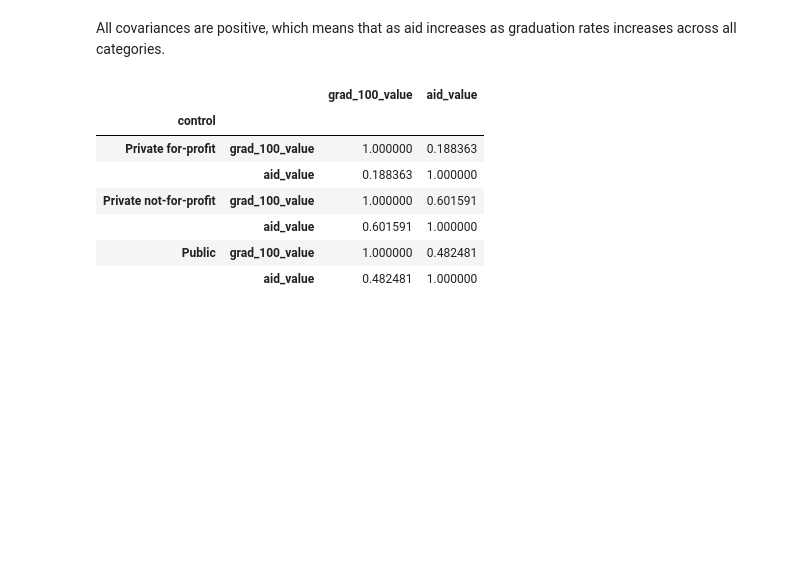
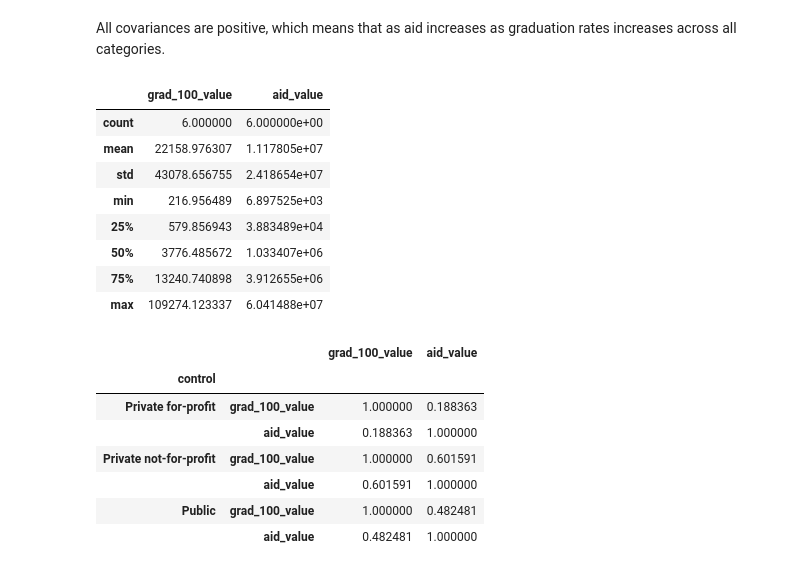
Before and after one commit to SafaaMahbub/undergrad_ml_assignments, a Jupyter notebook: 01_assignment_wrangling_and_eda.ipynb, the cells around one changed output. Drawn from its saved outputs; the diff is of its cells as text; code cells hidden in the pictures; blank space fills up the shorter version.

```diff
--- a/01_assignment_wrangling_and_eda.ipynb
+++ b/01_assignment_wrangling_and_eda.ipynb
@@ -582,6 +582,18 @@ df.loc[:,['grad_100_value', 'aid_value', 'control']].groupby('control').cov()
 |  | aid_value | 15355.146212 | 4.564360e+06 |
 # %% [markdown]
 All covariances are positive, which means that as aid increases as graduation rates increases across all categories.
+# %%
+df.loc[:,['grad_100_value', 'aid_value', 'control']].groupby('control').cov().describe()
+# %% [output]
+|  | grad_100_value | aid_value |
+| count | 6.000000 | 6.000000e+00 |
+| mean | 22158.976307 | 1.117805e+07 |
+| std | 43078.656755 | 2.418654e+07 |
+| min | 216.956489 | 6.897525e+03 |
+| 25% | 579.856943 | 3.883489e+04 |
+| 50% | 3776.485672 | 1.033407e+06 |
+| 75% | 13240.740898 | 3.912655e+06 |
+| max | 109274.123337 | 6.041488e+07 |
 # %%
 df.loc[:,['grad_100_value', 'aid_value', 'control']].groupby('control').corr()
 # %% [output]
```
Also changed, not shown: parts of 4 cells of this notebook.
